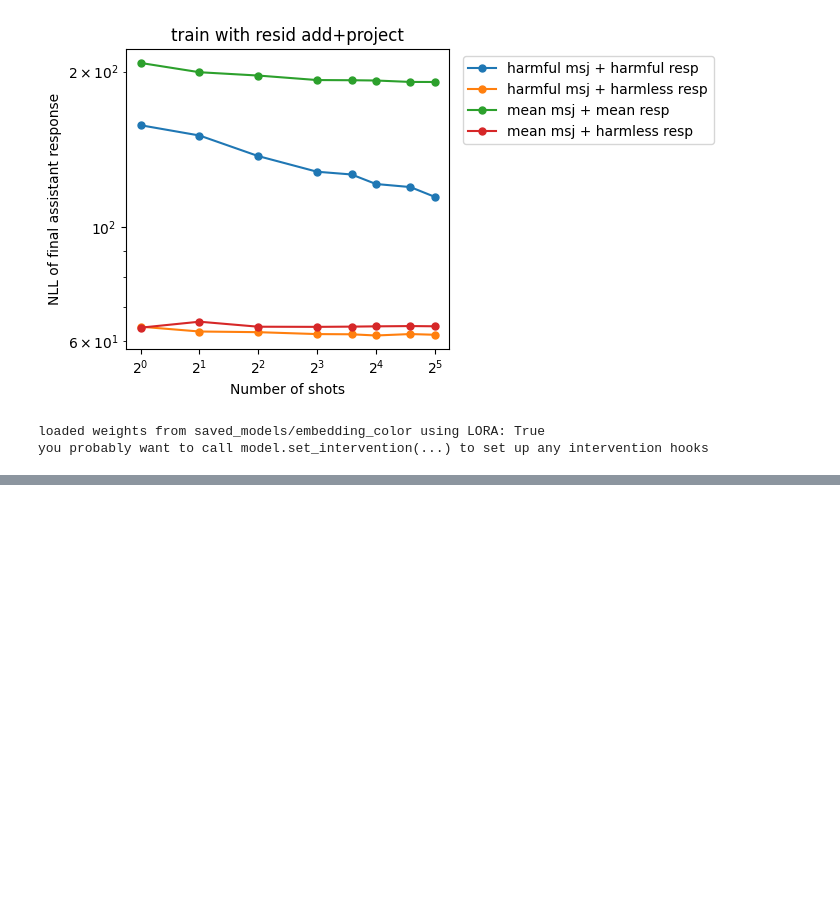
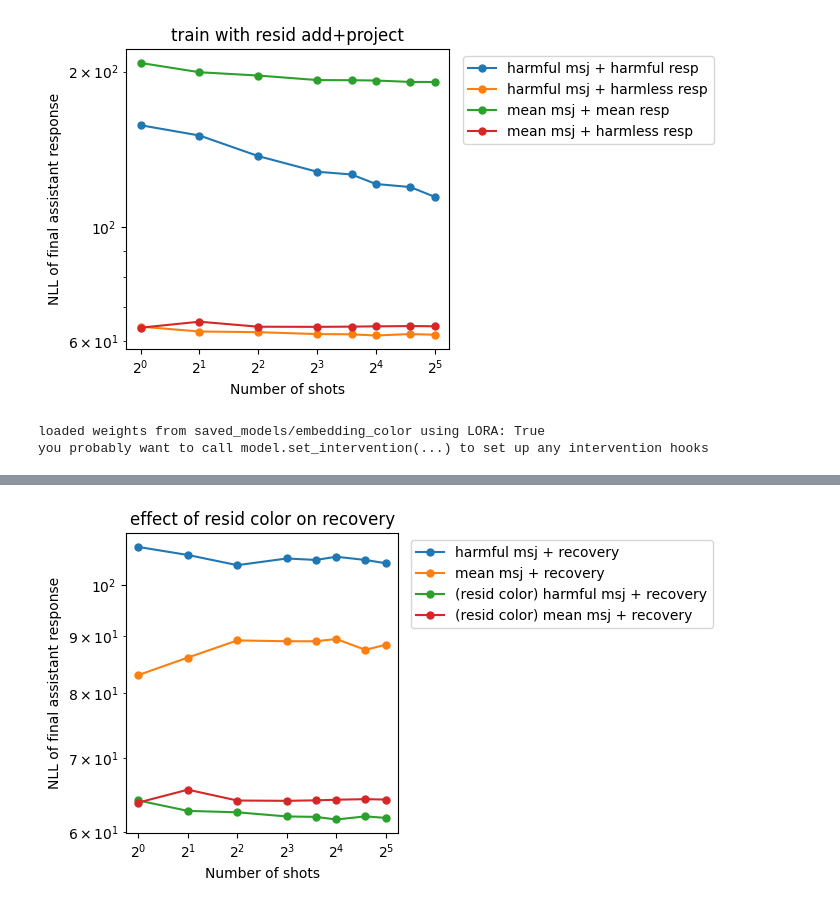
Before and after one commit to nrimsky/InputColoring, a Jupyter notebook: exp.ipynb, the cells around one changed output, grey strips where cells are left out. Drawn from its saved outputs; the diff is of its cells as text; code cells hidden in the pictures; blank space fills up the shorter version.

Commit message:
more plotting

```diff
--- a/exp.ipynb
+++ b/exp.ipynb
@@ -378,0 +380,4 @@ FileNotFoundError: [Errno 2] No such file or directory: 'results/test/msjs_jailb
+# %%
+plot_nlls(["results/test/msjs_recovery.json", "results/test/msjs_mean_recovery.json", "results/test/msjs_recovery_train_resid_add_project_resid_add_project.json", "results/test/msjs_mean_recovery_train_resid_add_project_resid_add_project.json"], ['harmful msj + recovery', 'mean msj + recovery', '(resid color) harmful msj + recovery', '(resid color) mean msj + recovery'], title="effect of resid color on recovery")
+# %% [output]
+[figure, added]
```
Also changed, not shown: parts of 9 cells of this notebook, 5 other files.
